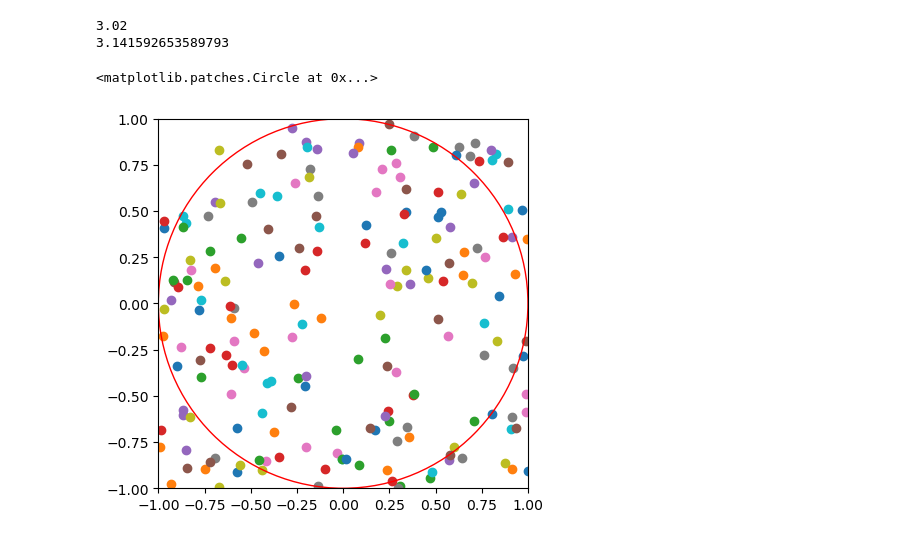
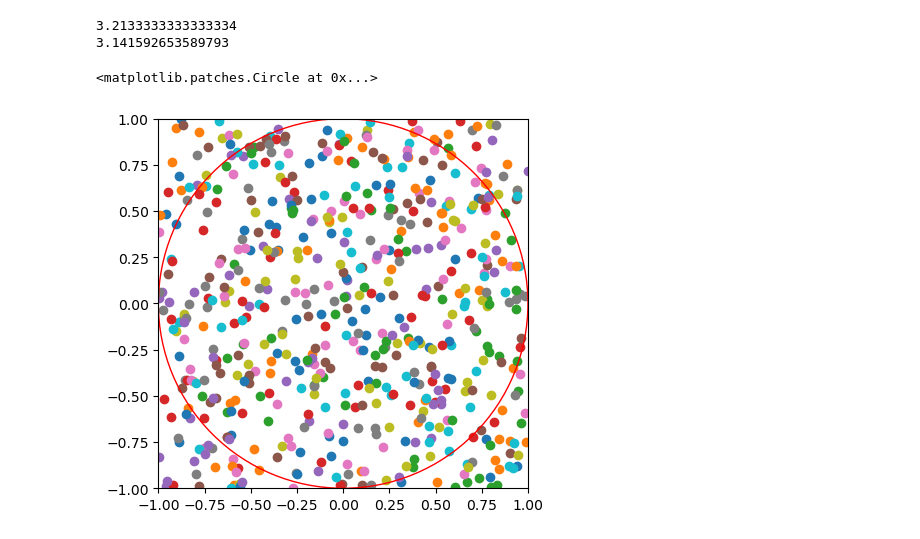
Before and after one commit to EvanBarkus/Intro_Python_Project, a Jupyter notebook: Calculate_Pi.ipynb, the cells around one changed output. Cells and saved outputs as stored; diff of their text form; code cells hidden in the pictures.

```diff
--- a/Calculate_Pi.ipynb
+++ b/Calculate_Pi.ipynb
@@ -1,55 +1,34 @@
 # %%
 #Calculate Pi using a circle in a square region
 import numpy as np
 import matplotlib.pyplot as plt
 import scipy as spy
 import random
 
-n=200
-xvalues = np.zeros(n)
-yvalues = np.zeros(n)
-rvalues = np.zeros(n)
+n=600
 
-#square = (0,0),(0,2),(2,0),(2,2)
 circle_r = 1
-
-#i=0
-#for i in range(n):
-#    y = random.uniform(-1,1)
-#    yvalues[i]=y
-
-#for i in range(n):
-#    x = random.uniform(-1,1)
-#    xvalues[i]=x
-
-#for i in range(n):
-#    ncircle = 0
-#    if xvalues[i]**2 + yvalues[i]**2 <= 1:
-#        ncircle+=1
-#print(4*(ncircle/n))
 
 fig, ax = plt.subplots()
 ncircle=0
 for i in range(n):
-    x = random.uniform(-1,1)
-    xvalues[i]=x
-    y = random.uniform(-1,1)
+    x = random.uniform(-1*circle_r,circle_r)
+    y = random.uniform(-1*circle_r,circle_r)
     ax.scatter(x,y)
     r = x**2 + y**2
-    rvalues[i] = 1
     if r <= circle_r:
         ncircle+=1
 pi = 4*(ncircle/n)
 print(pi)
 print(np.pi)
 
 ax.set_aspect('equal', adjustable='box')
-plt.xlim(-1, 1)
-plt.ylim(-1, 1)
-circle = plt.Circle((0, 0), 1, color='r', fill=False)
+plt.xlim(-1*circle_r, circle_r)
+plt.ylim(-1*circle_r, circle_r)
+circle = plt.Circle((0, 0), circle_r, color='r', fill=False)
 ax.add_patch(circle)
 # %% [output]
-3.02
+3.2133333333333334
 3.141592653589793
 <matplotlib.patches.Circle at 0x...>
-[figure, old version]
+[figure, new version]
```
Also changed, not shown: parts of 2 cells of this notebook.
